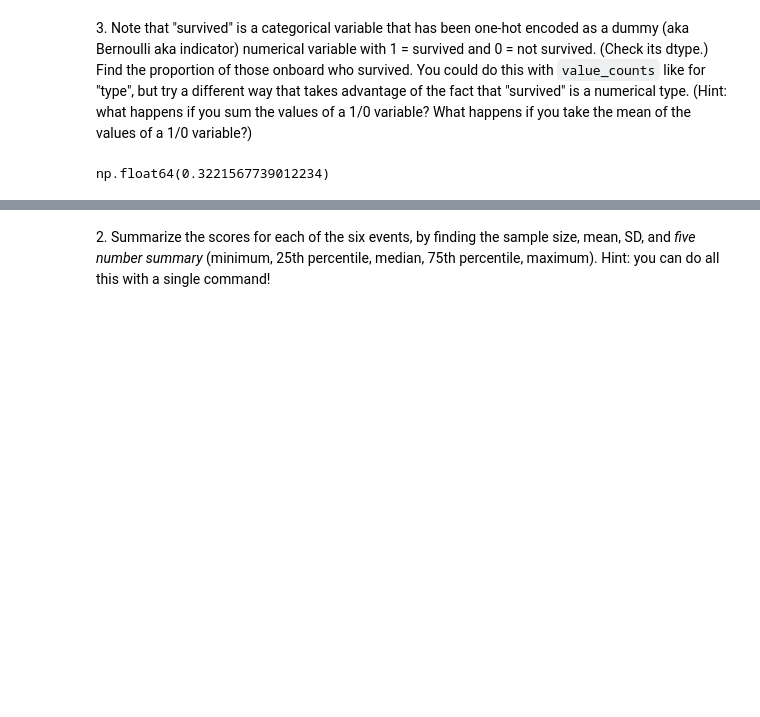
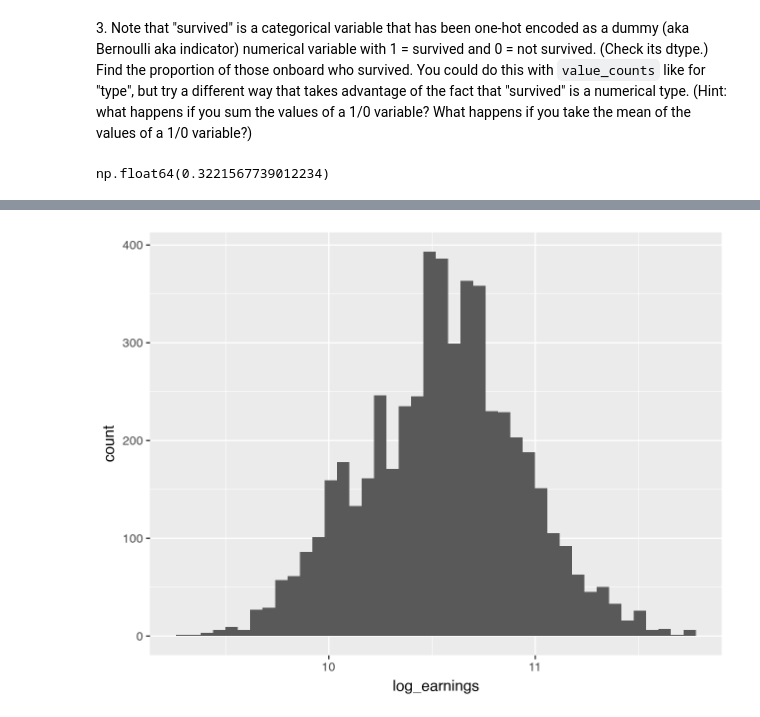
Before and after one commit to gato365/gsb5544_instructor_learn_prep, a Jupyter notebook: assignments/practice_activities/week_2/data_wrangling/GSB5544_PA_2_2_data_wrangling-solution.ipynb, the cells around one changed output, grey strips where cells are left out. Saved outputs shown, nothing was run; the diff lists cells and outputs as text; code cells hidden in the pictures; blank space fills up the shorter version.

```diff
--- a/assignments/practice_activities/week_2/data_wrangling/GSB5544_PA_2_2_data_wrangling-solution.ipynb
+++ b/assignments/practice_activities/week_2/data_wrangling/GSB5544_PA_2_2_data_wrangling-solution.ipynb
@@ -245,2 +283,6 @@ gym_scores
-# %% [markdown]
-2\. Summarize the scores for each of the six events, by finding the sample size, mean, SD, and *five number summary* (minimum, 25th percentile, median, 75th percentile, maximum). Hint: you can do all this with a single command!
+# %%
+(ggplot(df_college2, aes(x = "log_earnings"))
+ + geom_histogram()
+)
+# %% [output]
+[figure, added]
```
Also changed, not shown: parts of 116 cells of this notebook, 2 other files.
